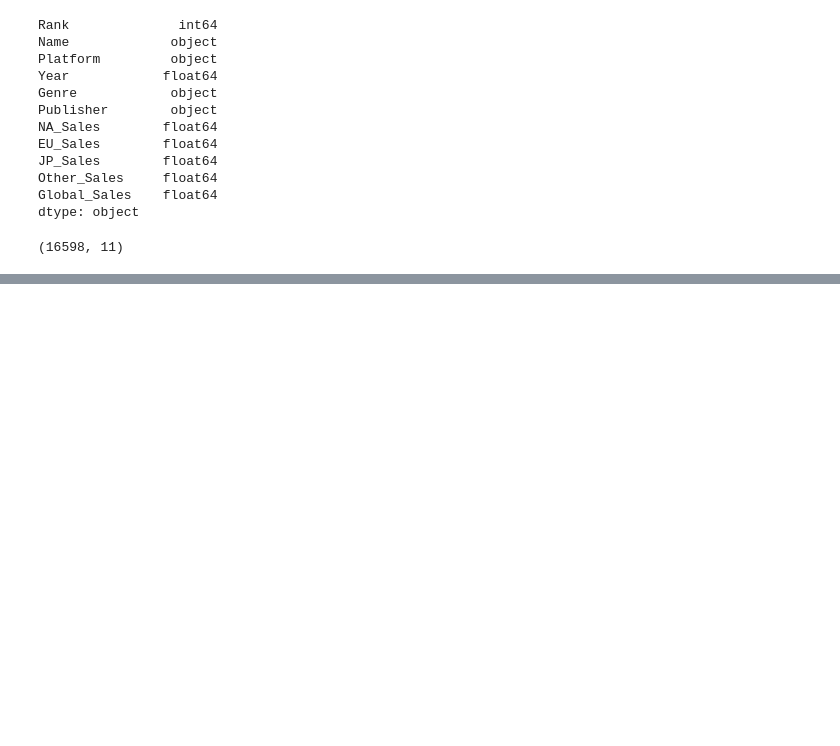
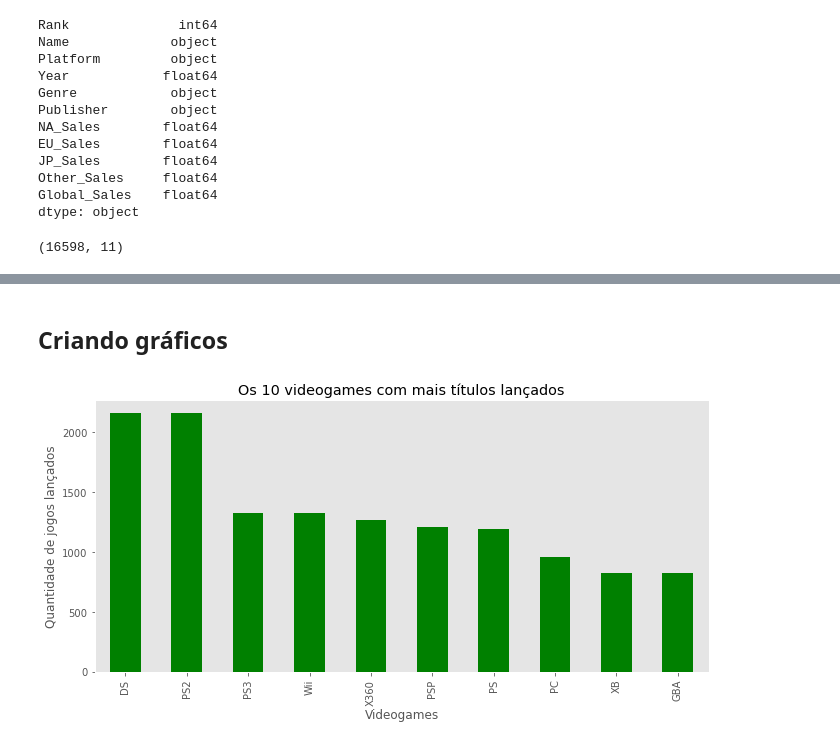
Before and after one commit to elle-rapachi/Vendas-de-Jogos-de-Videogames, a Jupyter notebook: Vendas de Jogos de Videogames.ipynb, the cells around one changed output, grey strips where cells are left out. Drawn from its saved outputs; the diff is of its cells as text; code cells hidden in the pictures; blank space fills up the shorter version.

Commit message:
Plotando gráficos

```diff
--- a/Vendas de Jogos de Videogames.ipynb
+++ b/Vendas de Jogos de Videogames.ipynb
@@ -92,0 +116,12 @@ videogames[videogames['Ano'].isnull()]
+# %% [markdown]
+## Criando gráficos
+# %%
+# Os 10 videogames com mais títulos lançados
+videogames['Plataforma'].value_counts().head(10).plot(kind = 'bar', figsize = (11,5), grid = False, color = 'green')
+
+plt.title('Os 10 videogames com mais títulos lançados')  # Adicionando um título ao gráfico
+plt.xlabel('Videogames')  # Renomeando eixo x
+plt.ylabel('Quantidade de jogos lançados')  # Renomeando eixo y
+plt.show()
+# %% [output]
+[figure, added]
```
Also changed, not shown: parts of 5 cells of this notebook.
